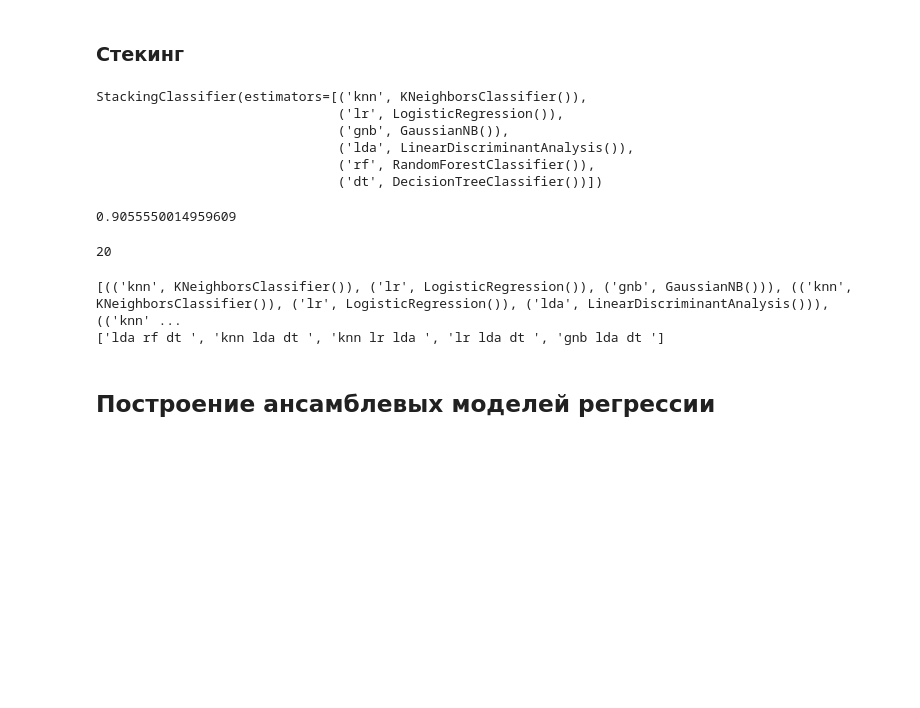
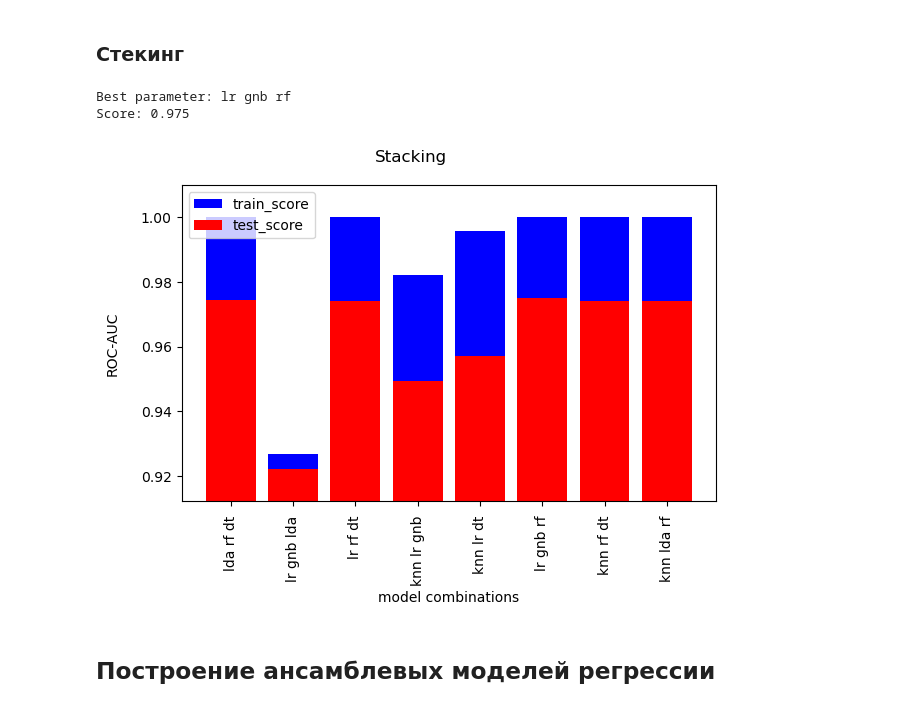
Before and after one commit to fongradnastya/data_analysis5, a Jupyter notebook: notebooks/work5.ipynb, the cells around one changed output. Saved outputs shown, nothing was run; the diff lists cells and outputs as text; code cells hidden in the pictures; blank space fills up the shorter version.

Commit message:
Added compare graphs

```diff
--- a/notebooks/work5.ipynb
+++ b/notebooks/work5.ipynb
@@ -229,24 +231,45 @@ def plot_accuracy_graph(parameters, estimator_name, ax, train_acc, test_acc, reg
     else:
         ax.set_ylabel("R^2", labelpad=15)
     ax.legend()
+# %%
+def get_new_combinations(combinations, used):
+    numb = random.randint(0, len(combinations) - 1)
+    while numb in used:
+        numb = random.randint(0, len(combinations) - 1)
+    used.append(numb)
+    combination = list(combinations[numb])
+    return combination, used
 # %%
-def create_stacking_model(estimators, sample_len=3, samples_cnt=5):
+def create_stacking_model(estimators, sample_len=3, samples_cnt=5, is_regression=False):
     new_combinations = list(combinations(estimators, sample_len))
-    print(new_combinations)
     names = []
     train = []
     test = []
+    used_combinations = []
     for i in range(samples_cnt):
-        numb = random.randint(0, len(new_combinations))
-        combination = list(new_combinations[numb])
-        model = StackingClassifier(combination)
-        model.fit(x_train_c, y_train_c)
-        y_pred_train = model.predict_proba(x_train_c)[:, 1]
+        combination, used_combinations = get_new_combinations(
+            new_combinations, used_combinations)
+        if not is_regression:
+            model = StackingClassifier(combination)
+            model.fit(x_train_c, y_train_c)
+            y_pred_train = model.predict_proba(x_train_c)[:, 1]
+            y_pred_test = model.predict_proba(x_test_c)[:, 1]
+            train.append(roc_auc_score(y_train_c, y_pred_train))
+            test.append(roc_auc_score(y_test_c, y_pred_test))
+        else:
+            model = StackingRegressor(combination, final_estimator=RandomForestRegressor(n_estimators=5))
+            model.fit(x_train_r, y_train_r)
+            train.append(model.score(x_train_r, y_train_r))
+            test.append(model.score(x_test_r, y_test_r))
         name = ""
         for item, _ in combination:
             name += item + " "
         names.append(name)
-        y_pred_test = model.predict_proba(x_test_c)[:, 1]
-        train.append(roc_auc_score(y_train_c, y_pred_train))
-        test.append(roc_auc_score(y_test_c, y_pred_test))
-    print(names)
+    best_score = max(test)
+    best_id = test.index(best_score)
+    best_score = round(best_score, 3)
+    best_param = names[best_id]
+    print("Best parameter:", best_param)
+    print("Score:", best_score)
+    build_stacking_graph(names, train, test, regression=is_regression)
+    return best_score
@@ -312,31 +350,12 @@ estimators = [
     ('rf', RandomForestClassifier()),
     ('dt', DecisionTreeClassifier())
 ]
-# %%
-model = StackingClassifier(estimators)
-model.fit(x_train_c, y_train_c)
-print(model)
-# %% [output]
-StackingClassifier(estimators=[('knn', KNeighborsClassifier()),
-                               ('lr', LogisticRegression()),
-                               ('gnb', GaussianNB()),
-                               ('lda', LinearDiscriminantAnalysis()),
-                               ('rf', RandomForestClassifier()),
-                               ('dt', DecisionTreeClassifier())])
-# %%
-print(model.score(x_test_c, y_test_c))
-# %% [output]
-0.9055550014959609
-# %%
-values = list(combinations(estimators, 3))
-print(len(values))
-# %% [output]
-20
 # %%
-model = create_stacking_model(estimators)
+score_s_c = create_stacking_model(estimators, samples_cnt=8)
 # %% [output]
-[(('knn', KNeighborsClassifier()), ('lr', LogisticRegression()), ('gnb', GaussianNB())), (('knn', KNeighborsClassifier()), ('lr', LogisticRegression()), ('lda', LinearDiscriminantAnalysis())), (('knn' ...
-['lda rf dt ', 'knn lda dt ', 'knn lr lda ', 'lr lda dt ', 'gnb lda dt ']
+Best parameter: lr gnb rf
+Score: 0.975
+[figure, added]
 # %% [markdown]
 ## Построение ансамблевых моделей регрессии
 # %% [markdown]
```
Also changed, not shown: parts of 17 cells of this notebook.
